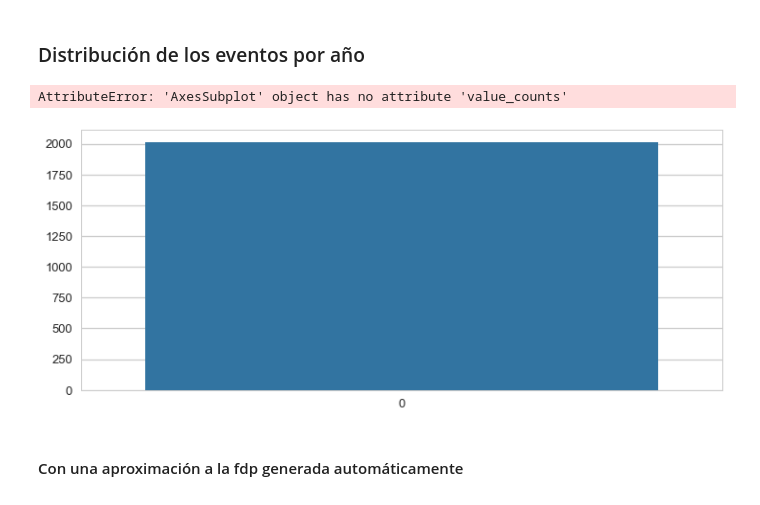
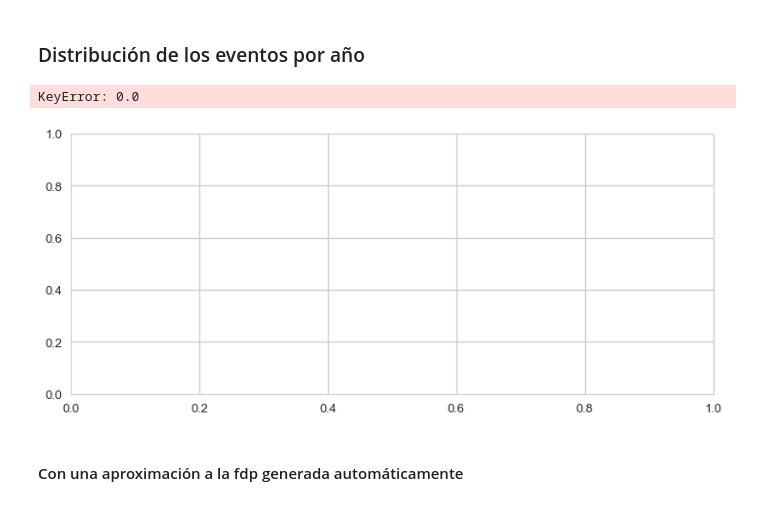
Before and after one commit to rodricarranza/DiploDatos, a Jupyter notebook: analysis_and_visualization/tasks/task1.ipynb, the cells around one changed output. Drawn from its saved outputs; the diff is of its cells as text; code cells hidden in the pictures.

```diff
--- a/analysis_and_visualization/tasks/task1.ipynb
+++ b/analysis_and_visualization/tasks/task1.ipynb
@@ -83,21 +83,21 @@ IMPORTANTE: ¿Qué hacemos con los datos faltantes?
 # %%
 years_without_nan = dataset.year.dropna()
 
 MIN_YEAR = years_without_nan.min()
 MAX_YEAR = years_without_nan.max()
 YEARS_RANGE = [MIN_YEAR, MAX_YEAR]
 
 def distribution_by_year():
     _, ax = plt.subplots(figsize=(12, 5))
 
-    seaborn.barplot(data=years_without_nan).value_counts(normalize=True)
+    seaborn.barplot(data=years_without_nan.value_counts(normalize=True))
     # Drop nan values from year column and plot a distribution of events by year
 #    seaborn.distplot(years_without_nan, kde=False, ax=ax)
 
 distribution_by_year()
 # %% [output]
-AttributeError: 'AxesSubplot' object has no attribute 'value_counts'
+KeyError: 0.0
-[figure, old version]
+[figure, new version]
 # %% [markdown]
 #### Con una aproximación a la fdp generada automáticamente
 # %%
```
Also changed, not shown: parts of 6 cells of this notebook.
